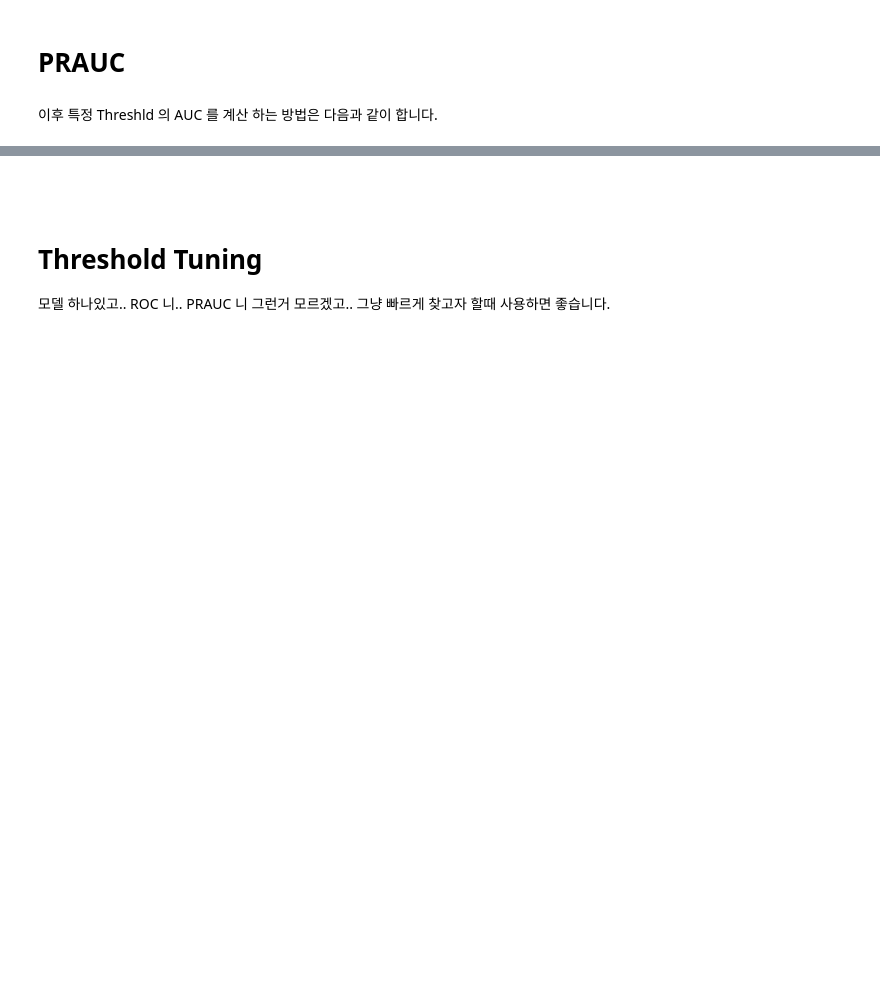
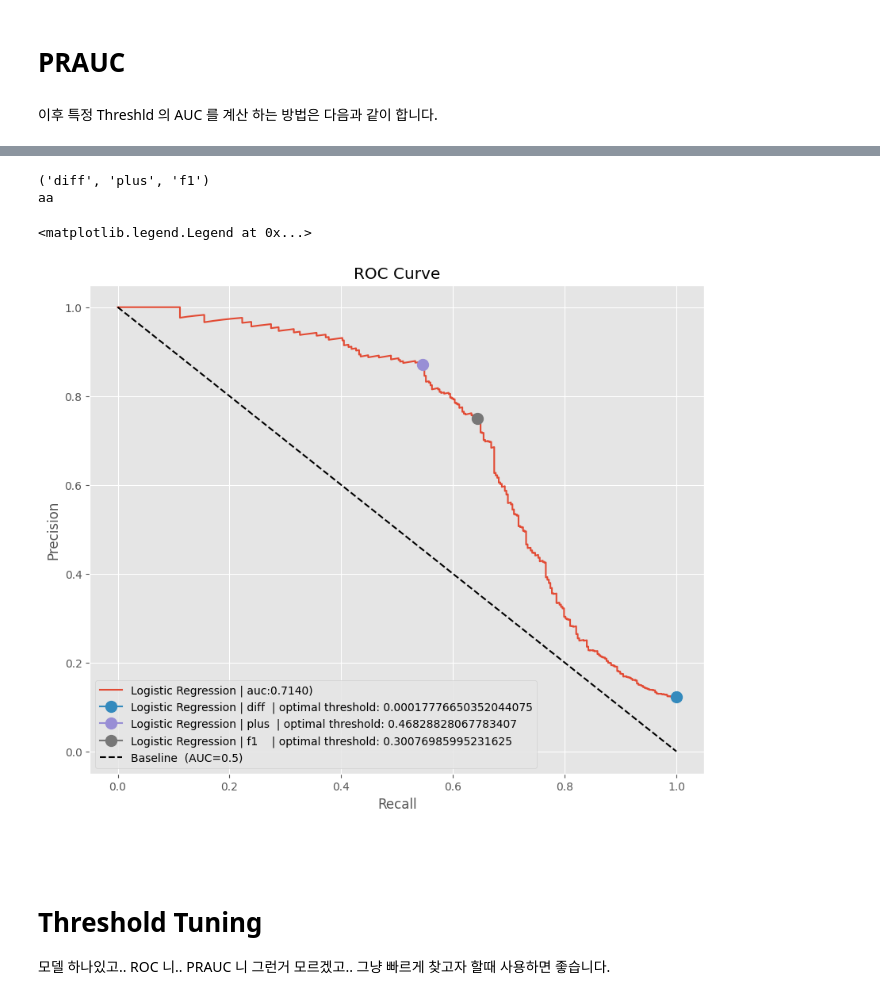
Before and after one commit to AndersonJo/machine-learning, a Jupyter notebook: 001 Performance Test (ROC, AUC, Confusion Matrix)/04. Threshold Optimization.ipynb, the cells around one changed output, grey strips where cells are left out. Cells and saved outputs as stored; diff of their text form; code cells hidden in the pictures; blank space fills up the shorter version.

```diff
--- a/001 Performance Test (ROC, AUC, Confusion Matrix)/04. Threshold Optimization.ipynb
+++ b/001 Performance Test (ROC, AUC, Confusion Matrix)/04. Threshold Optimization.ipynb
@@ -180,3 +125,63 @@ plot.legend(loc="lower left")
+# %%
+from sklearn.metrics import auc, precision_recall_curve
+
+def calculate_prauc(y_true, y_prob, plot, label, method=[]):
+    from collections.abc import Iterable
+
+    def point_optimal_threshold(name):
+
+        # Other Metrics at the max_threshold
+
+        acc_ = accuracy_score(y_true, y_prob >= max_threshold)
+        f1_ = f1_score(y_test, y_prob >= max_threshold)
+
+        plot.plot(recall[max_idx], precision[max_idx], marker="o", markersize=10,
+              label=f'{label} | {name:5} | optimal threshold: {max_threshold}')
+
+
+    if not isinstance(method, Iterable):
+        method = [method]
+
+    precision, recall, thresholds = precision_recall_curve(y_true, y_prob)
+    auc_ = auc(recall, precision)
+    plot.plot(recall, precision, label=f"{label} | auc:{auc_:.4f})")
+
+    # Optimize the thesholds
+    print(method)
+    if 'diff' in method:
+        print('aa')
+        max_idx = np.argmax(recall - precision)
+        max_threshold = thresholds[max_idx]
+        point_optimal_threshold('diff')
+
+    if 'plus' in method :
+        max_idx = np.argmax(recall + precision)
+        max_threshold = thresholds[max_idx]
+        point_optimal_threshold('plus')
+
+    if 'f1' in method:
+        fscores = 2 * (precision * recall) / (precision + recall)
+        max_idx = np.argmax(fscores)
+        max_threshold = thresholds[max_idx]
+        point_optimal_threshold('f1')
+
+
+
+
+fig, plot = plt.subplots(1, figsize=(10, 8))
+calculate_prauc(y_test, y_prob, plot, 'Logistic Regression', method=('diff', 'plus', 'f1'))
+
+
+plot.plot([0, 1], [1, 0], "k--", label=f"Baseline  (AUC=0.5)")
+plot.set_xlabel("Recall")
+plot.set_ylabel("Precision")
+plot.set_title(f"ROC Curve")
+plot.legend(loc="lower left")
+# %% [output]
+('diff', 'plus', 'f1')
+aa
+<matplotlib.legend.Legend at 0x...>
+[figure, added]
 # %% [markdown]
 ##
 # %% [markdown]
```
Also changed, not shown: parts of 5 cells of this notebook.
